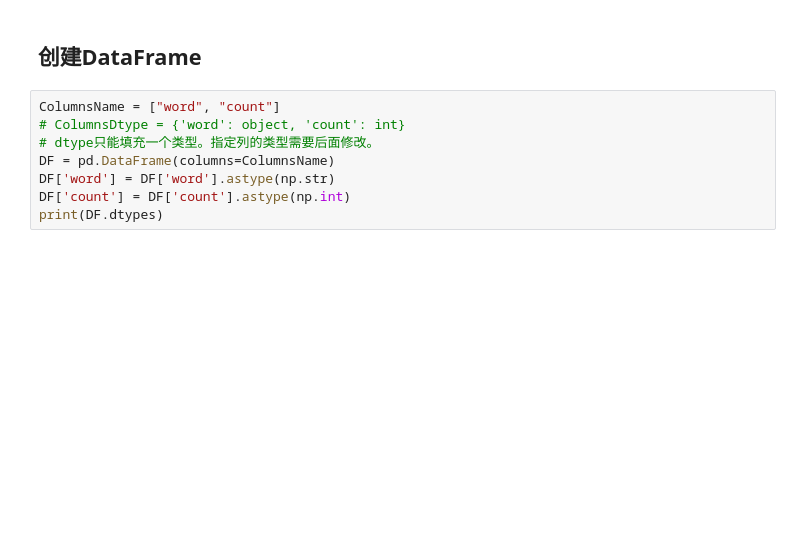
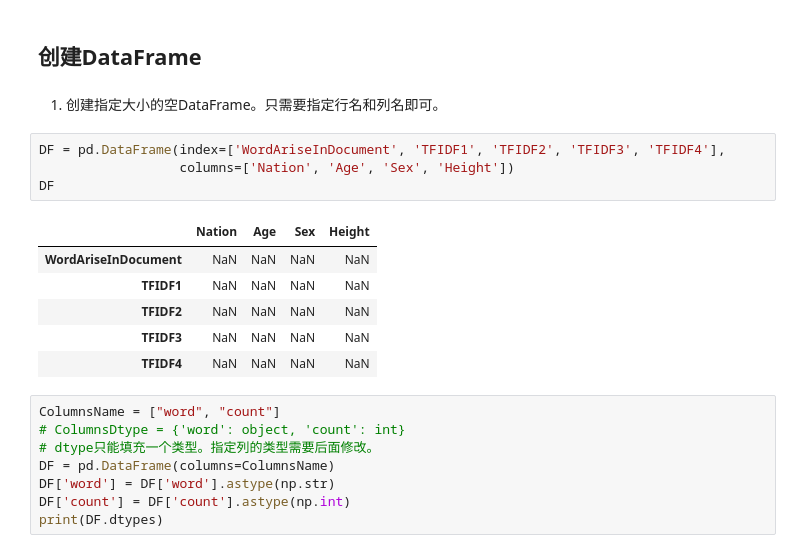
Before and after one commit to youareeverysingleday/MachineLearningAssignments, a Jupyter notebook: codes/7PandasGuide/0PandasGuide.ipynb, the cells around one changed output. Drawn from its saved outputs; the diff is of its cells as text; blank space fills up the shorter version.

```diff
--- a/codes/7PandasGuide/0PandasGuide.ipynb
+++ b/codes/7PandasGuide/0PandasGuide.ipynb
@@ -9,6 +9,19 @@ import numpy as np
 import random
 # %% [markdown]
 ## 创建DataFrame
+# %% [markdown]
+1. 创建指定大小的空DataFrame。只需要指定行名和列名即可。
+# %%
+DF = pd.DataFrame(index=['WordAriseInDocument', 'TFIDF1', 'TFIDF2', 'TFIDF3', 'TFIDF4'],
+                  columns=['Nation', 'Age', 'Sex', 'Height'])
+DF
+# %% [output]
+|  | Nation | Age | Sex | Height |
+| WordAriseInDocument | NaN | NaN | NaN | NaN |
+| TFIDF1 | NaN | NaN | NaN | NaN |
+| TFIDF2 | NaN | NaN | NaN | NaN |
+| TFIDF3 | NaN | NaN | NaN | NaN |
+| TFIDF4 | NaN | NaN | NaN | NaN |
 # %%
 ColumnsName = ["word", "count"]
 # ColumnsDtype = {'word': object, 'count': int}
```
Also changed, not shown: parts of 11 cells of this notebook, 6 other files.
